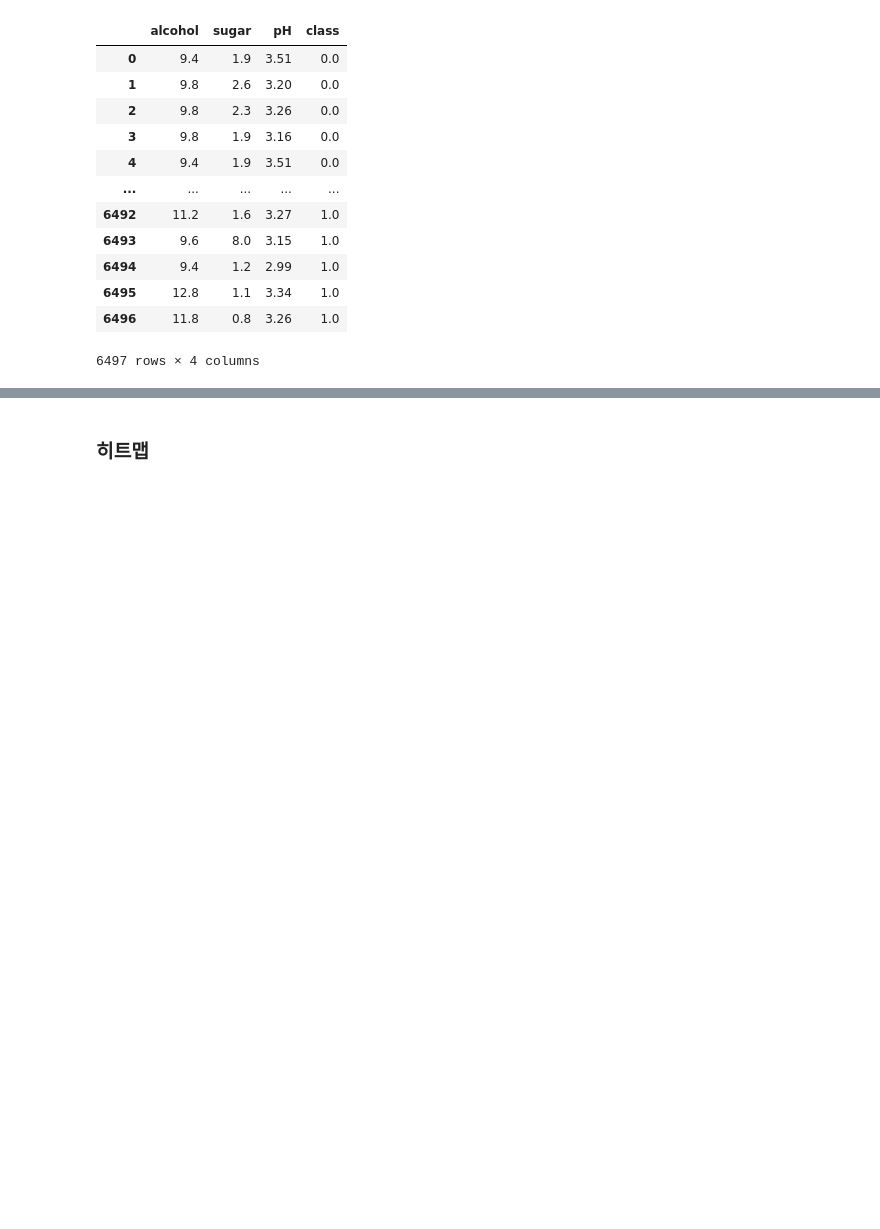
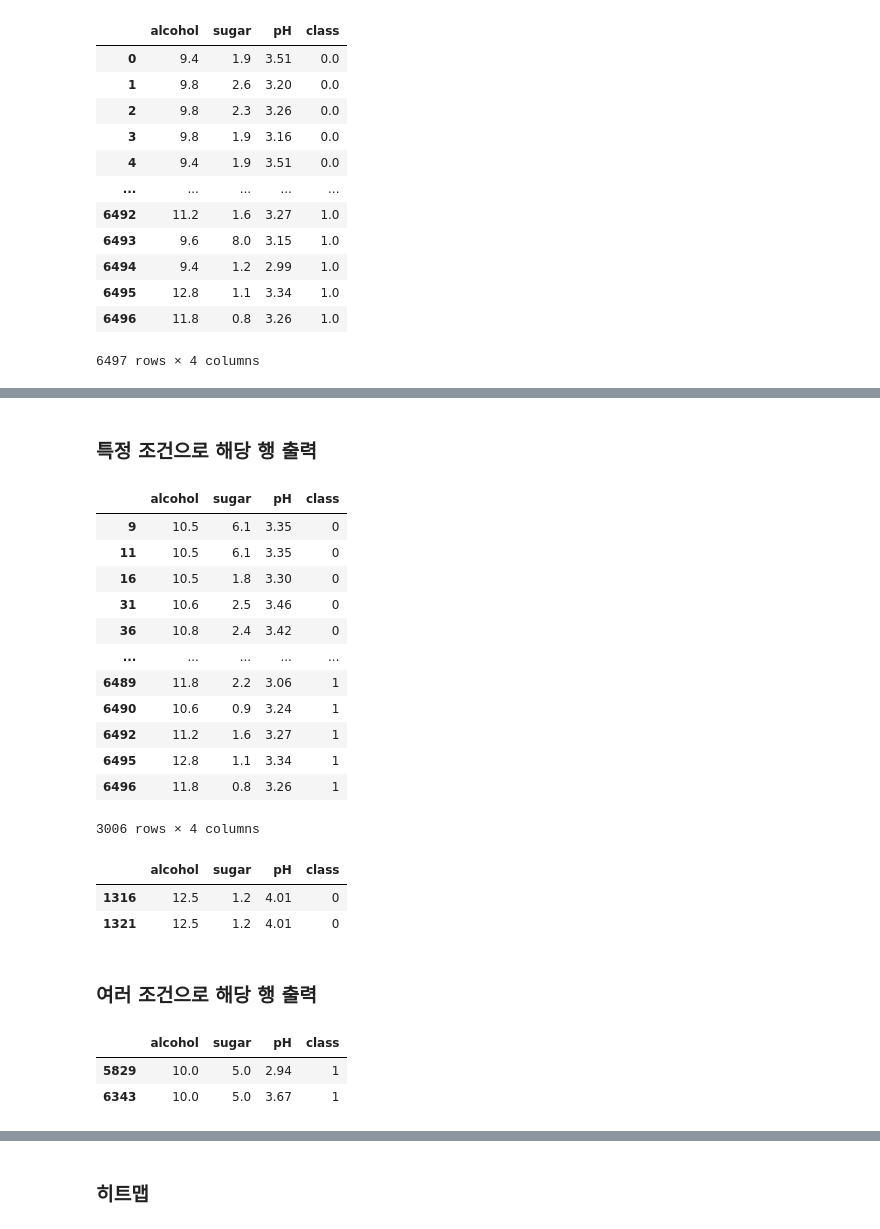
Before and after one commit to jkim0313/ubion5_tutoring, a Jupyter notebook: wine_classifier_answer.ipynb, the cells around one changed output, grey strips where cells are left out. Cells and saved outputs as stored; diff of their text form; code cells hidden in the pictures; blank space fills up the shorter version.

```diff
--- a/wine_classifier.ipynb
+++ b/wine_classifier_answer.ipynb
@@ -54,0 +104,4 @@ dtype: int64
+# %%
+# 타겟이 float인게 보기 안좋으니 int로 데이터타입 변경
+wine['class'] = wine['class'].astype(int)
+wine['class']
@@ -54,0 +125,35 @@ dtype: int64
+# %% [markdown]
+### 특정 조건으로 해당 행 출력
+# %%
+# 도수가 평균과 같거나 이상인 샘플 출력
+wine[wine['alcohol']>=wine['alcohol'].mean()]
+# %% [output]
+|  | alcohol | sugar | pH | class |
+| 9 | 10.5 | 6.1 | 3.35 | 0 |
+| 11 | 10.5 | 6.1 | 3.35 | 0 |
+| 16 | 10.5 | 1.8 | 3.30 | 0 |
+| 31 | 10.6 | 2.5 | 3.46 | 0 |
+| 36 | 10.8 | 2.4 | 3.42 | 0 |
+| ... | ... | ... | ... | ... |
+| 6489 | 11.8 | 2.2 | 3.06 | 1 |
+| 6490 | 10.6 | 0.9 | 3.24 | 1 |
+| 6492 | 11.2 | 1.6 | 3.27 | 1 |
+| 6495 | 12.8 | 1.1 | 3.34 | 1 |
+| 6496 | 11.8 | 0.8 | 3.26 | 1 |
+3006 rows × 4 columns
+# %%
+# 산도가 가장 높은 샘플 출력
+wine[wine['pH']==wine['pH'].max()]
+# %% [output]
+|  | alcohol | sugar | pH | class |
+| 1316 | 12.5 | 1.2 | 4.01 | 0 |
+| 1321 | 12.5 | 1.2 | 4.01 | 0 |
+# %% [markdown]
+### 여러 조건으로 해당 행 출력
+# %%
+# 도수가 10이고 당도가 5 이상인 샘플 출력
+wine[(wine['alcohol']==10) & (wine['sugar']==5)]
+# %% [output]
+|  | alcohol | sugar | pH | class |
+| 5829 | 10.0 | 5.0 | 2.94 | 1 |
+| 6343 | 10.0 | 5.0 | 3.67 | 1 |
```
Also changed, not shown: parts of 30 cells of this notebook.
